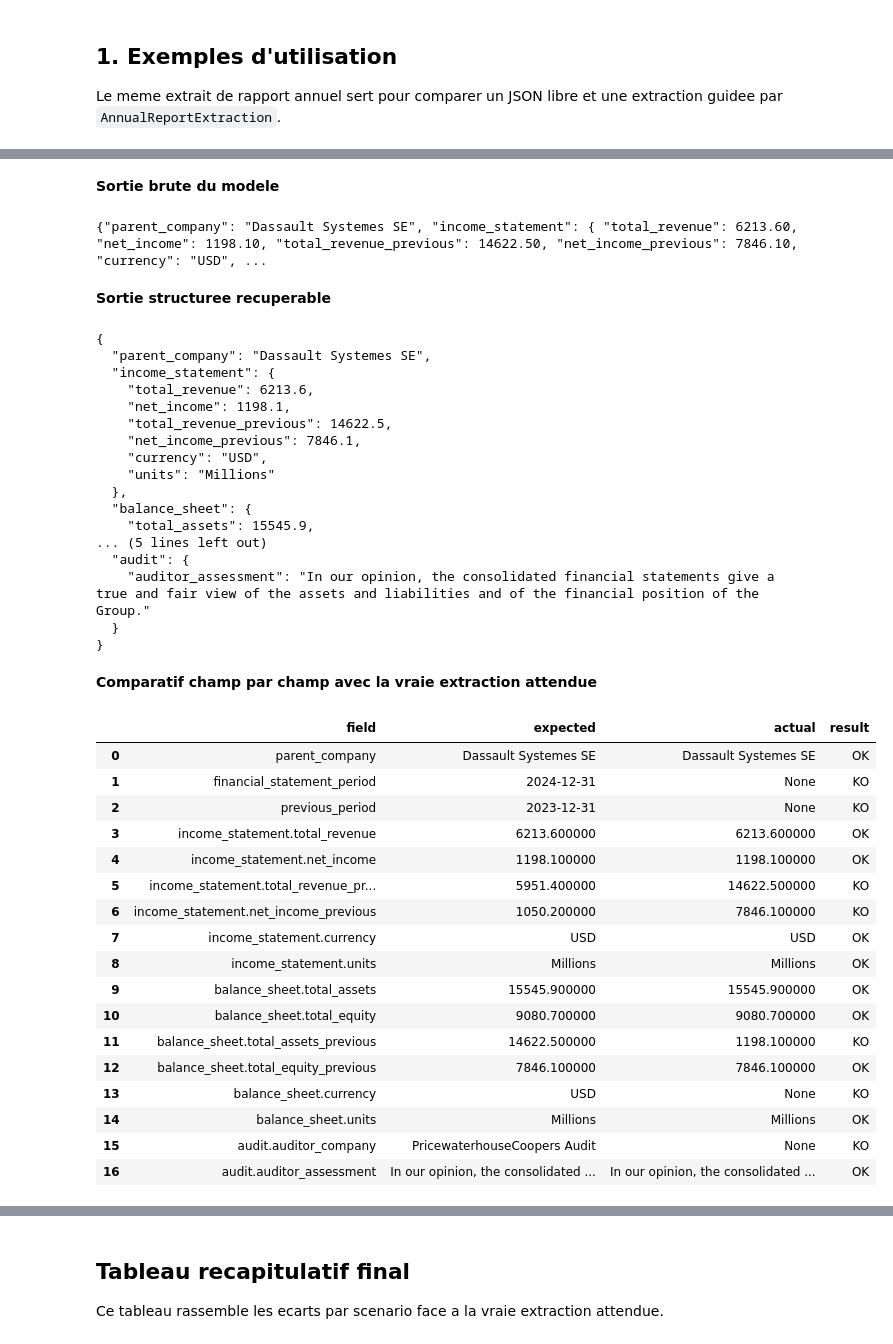
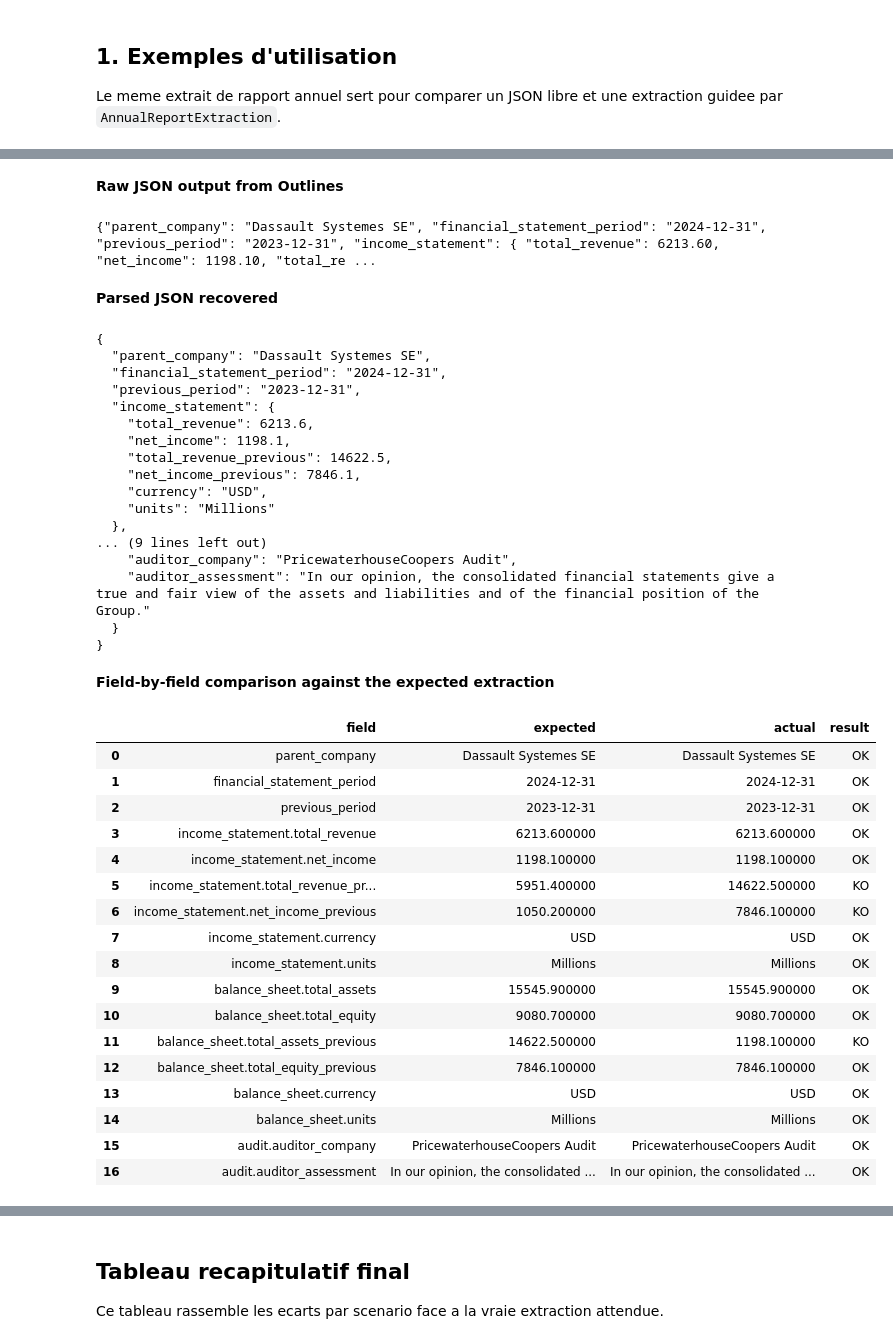
Before and after one commit to Vehils-Vinals/structured_output, a Jupyter notebook: outlines_demo_tests.ipynb, the cells around one changed output, grey strips where cells are left out. Drawn from its saved outputs; the diff is of its cells as text; code cells hidden in the pictures.

```diff
--- a/outlines_demo_tests.ipynb
+++ b/outlines_demo_tests.ipynb
@@ -73,45 +92,48 @@ The auditor's assessment is as follows: "
 # %%
 outlines_prompt = build_outlines_prompt(BASELINE_REPORT_TEXT)
 outlines_result = run_outlines_json(model, outlines_prompt, max_new_tokens=700)
 outlines_comparison_df = build_field_comparison_table(
     BASELINE_EXPECTED_OUTPUT,
-    outlines_result["actual_output"],
+    outlines_result["parsed_output"],
 )
 
-display(Markdown("**Sortie brute du modele**"))
+display(Markdown("**Raw JSON output from Outlines**"))
 print(outlines_result["raw_output"])
 
-display(Markdown("**Sortie structuree recuperable**"))
-print(json.dumps(outlines_result["actual_output"], indent=2, ensure_ascii=False))
+if outlines_result["generation_error"]:
+    display(Markdown(f"**Generation error**: `{outlines_result['generation_error']}`"))
 
-display(Markdown("**Comparatif champ par champ avec la vraie extraction attendue**"))
+display(Markdown("**Parsed JSON recovered**"))
+print(json.dumps(outlines_result["parsed_output"], indent=2, ensure_ascii=False))
+
+display(Markdown("**Field-by-field comparison against the expected extraction**"))
 display(style_field_comparison_table(outlines_comparison_df))
 # %% [output]
-**Sortie brute du modele**
+**Raw JSON output from Outlines**
-{"parent_company": "Dassault Systemes SE", "income_statement": { "total_revenue": 6213.60, "net_income": 1198.10, "total_revenue_previous": 14622.50, "net_income_previous": 7846.10, "currency": "USD", ...
+{"parent_company": "Dassault Systemes SE", "financial_statement_period": "2024-12-31", "previous_period": "2023-12-31", "income_statement": { "total_revenue": 6213.60, "net_income": 1198.10, "total_re ...
-**Sortie structuree recuperable**
+**Parsed JSON recovered**
 {
   "parent_company": "Dassault Systemes SE",
+  "financial_statement_period": "2024-12-31",
+  "previous_period": "2023-12-31",
   "income_statement": {
     "total_revenue": 6213.6,
     "net_income": 1198.1,
     "total_revenue_previous": 14622.5,
     "net_income_previous": 7846.1,
     "currency": "USD",
     "units": "Millions"
   },
-  "balance_sheet": {
-    "total_assets": 15545.9,
-... (5 lines left out)
-  "audit": {
+... (9 lines left out)
+    "auditor_company": "PricewaterhouseCoopers Audit",
     "auditor_assessment": "In our opinion, the consolidated financial statements give a true and fair view of the assets and liabilities and of the financial position of the Group."
   }
 }
-**Comparatif champ par champ avec la vraie extraction attendue**
+**Field-by-field comparison against the expected extraction**
 |  | field | expected | actual | result |
 | 0 | parent_company | Dassault Systemes SE | Dassault Systemes SE | OK |
-| 1 | financial_statement_period | 2024-12-31 | None | KO |
-| 2 | previous_period | 2023-12-31 | None | KO |
+| 1 | financial_statement_period | 2024-12-31 | 2024-12-31 | OK |
+| 2 | previous_period | 2023-12-31 | 2023-12-31 | OK |
 | 3 | income_statement.total_revenue | 6213.600000 | 6213.600000 | OK |
 | 4 | income_statement.net_income | 1198.100000 | 1198.100000 | OK |
 | 5 | income_statement.total_revenue_pr... | 5951.400000 | 14622.500000 | KO |
@@ -122,9 +144,9 @@ display(style_field_comparison_table(outlines_comparison_df))
 | 10 | balance_sheet.total_equity | 9080.700000 | 9080.700000 | OK |
 | 11 | balance_sheet.total_assets_previous | 14622.500000 | 1198.100000 | KO |
 | 12 | balance_sheet.total_equity_previous | 7846.100000 | 7846.100000 | OK |
-| 13 | balance_sheet.currency | USD | None | KO |
+| 13 | balance_sheet.currency | USD | USD | OK |
 | 14 | balance_sheet.units | Millions | Millions | OK |
-| 15 | audit.auditor_company | PricewaterhouseCoopers Audit | None | KO |
+| 15 | audit.auditor_company | PricewaterhouseCoopers Audit | PricewaterhouseCoopers Audit | OK |
 | 16 | audit.auditor_assessment | In our opinion, the consolidated ... | In our opinion, the consolidated ... | OK |
 # %% [markdown]
 ## 2. Tests pratiques
```
Also changed, not shown: parts of 5 cells of this notebook, 2 other files.
